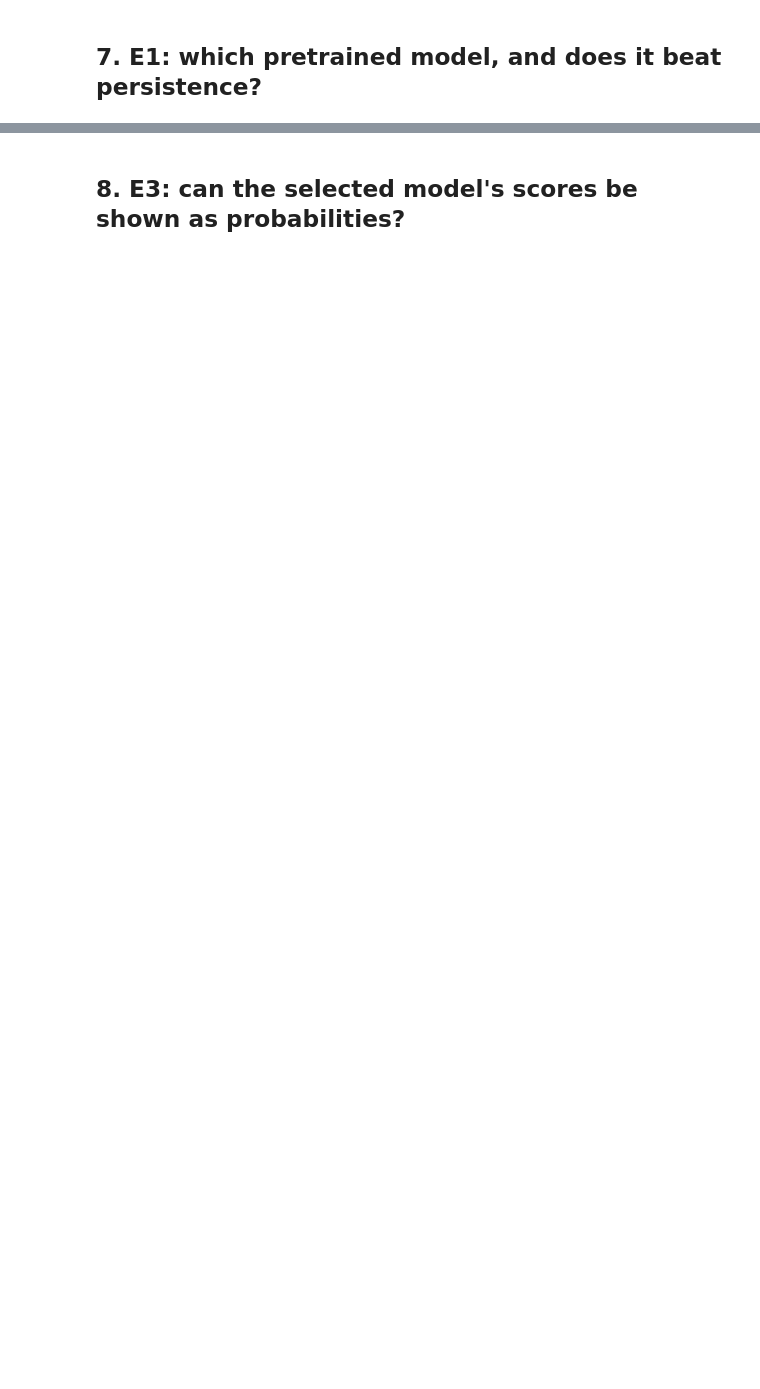
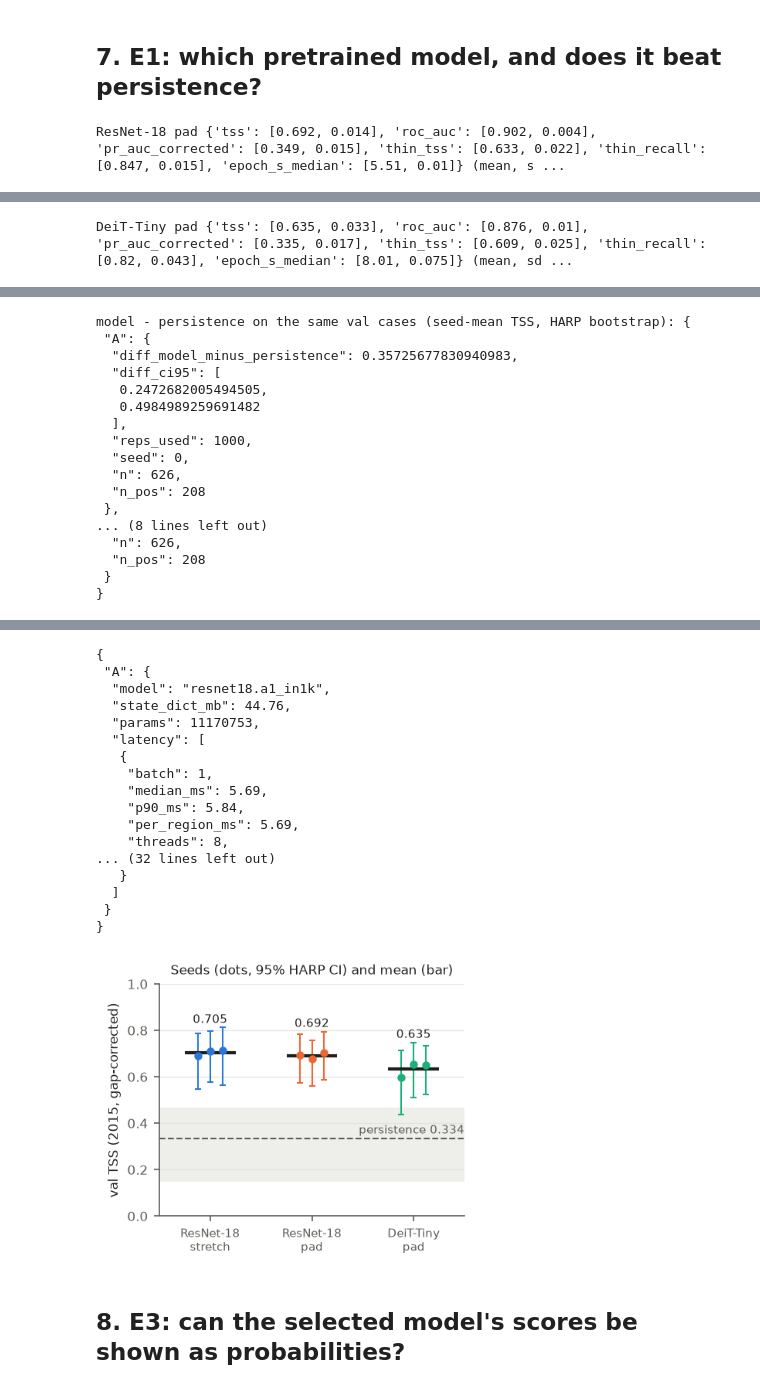
Before and after one commit to adamajane/artificial-intelligence-systems-egn6216, a Jupyter notebook: milestone4_experiments.ipynb, the cells around one changed output, grey strips where cells are left out. Drawn from its saved outputs; the diff is of its cells as text; code cells hidden in the pictures; blank space fills up the shorter version.

```diff
--- a/milestone4_experiments.ipynb
+++ b/milestone4_experiments.ipynb
@@ -173,6 +291,8 @@ for k, name in (("A", "ResNet-18"), ("B", "DeiT-Tiny")):
         show(f"{name} {WIN}", E1[k])
 print(json.dumps({k: E1.get(k) for k in ("diff_deit_minus_resnet", "tiebreak_calibration_pass",
                                           "tiebreak_size_latency_meets_targets", "selected", "decided_by")}, indent=1, default=str))
+VS_PERS = {k: m4.paired_vs_persistence(r) for k, r in E1["run_ids"].items() if r}
+print("model - persistence on the same val cases (seed-mean TSS, HARP bootstrap):", json.dumps(VS_PERS, indent=1))
 SM = {k: m4.system_measures(k) for k in ("A", "B")}
 print(json.dumps(SM, indent=1))
 ARMS_FIG = {f"ResNet-18\nstretch": R2["stretch"]["runs"]} if "stretch" in R2 else {}
@@ -181,3 +301,5 @@ if "pad" in R2:
 if "B" in E1:
     ARMS_FIG[f"DeiT-Tiny\n{WIN}"] = E1["B"]["runs"]
 display(Image(str(figs.experiments(ARMS_FIG, PERS["model_cases"])), width=380))
+# %% [output]
+ResNet-18 pad {'tss': [0.692, 0.014], 'roc_auc': [0.902, 0.004], 'pr_auc_corrected': [0.349, 0.015], 'thin_tss': [0.633, 0.022], 'thin_recall': [0.847, 0.015], 'epoch_s_median': [5.51, 0.01]} (mean, s ...
@@ -183,0 +310 @@ display(Image(str(figs.experiments(ARMS_FIG, PERS["model_cases"])), width=380))
+DeiT-Tiny pad {'tss': [0.635, 0.033], 'roc_auc': [0.876, 0.01], 'pr_auc_corrected': [0.335, 0.017], 'thin_tss': [0.609, 0.025], 'thin_recall': [0.82, 0.043], 'epoch_s_median': [8.01, 0.075]} (mean, sd ...
@@ -183,0 +335,17 @@ display(Image(str(figs.experiments(ARMS_FIG, PERS["model_cases"])), width=380))
+model - persistence on the same val cases (seed-mean TSS, HARP bootstrap): {
+ "A": {
+  "diff_model_minus_persistence": 0.35725677830940983,
+  "diff_ci95": [
+   0.2472682005494505,
+   0.4984989259691482
+  ],
+  "reps_used": 1000,
+  "seed": 0,
+  "n": 626,
+  "n_pos": 208
+ },
+... (8 lines left out)
+  "n": 626,
+  "n_pos": 208
+ }
+}
@@ -184,3 +362,21 @@ display(Image(str(figs.experiments(ARMS_FIG, PERS["model_cases"])), width=380))
+{
+ "A": {
+  "model": "resnet18.a1_in1k",
+  "state_dict_mb": 44.76,
+  "params": 11170753,
+  "latency": [
+   {
+    "batch": 1,
+    "median_ms": 5.69,
+    "p90_ms": 5.84,
+    "per_region_ms": 5.69,
+    "threads": 8,
+... (32 lines left out)
+   }
+  ]
+ }
+}
+[figure, added]
 # %% [markdown]
 ## 8. E3: can the selected model's scores be shown as probabilities?
 # %%
```
Also changed, not shown: parts of 15 cells of this notebook, 24 other files.
